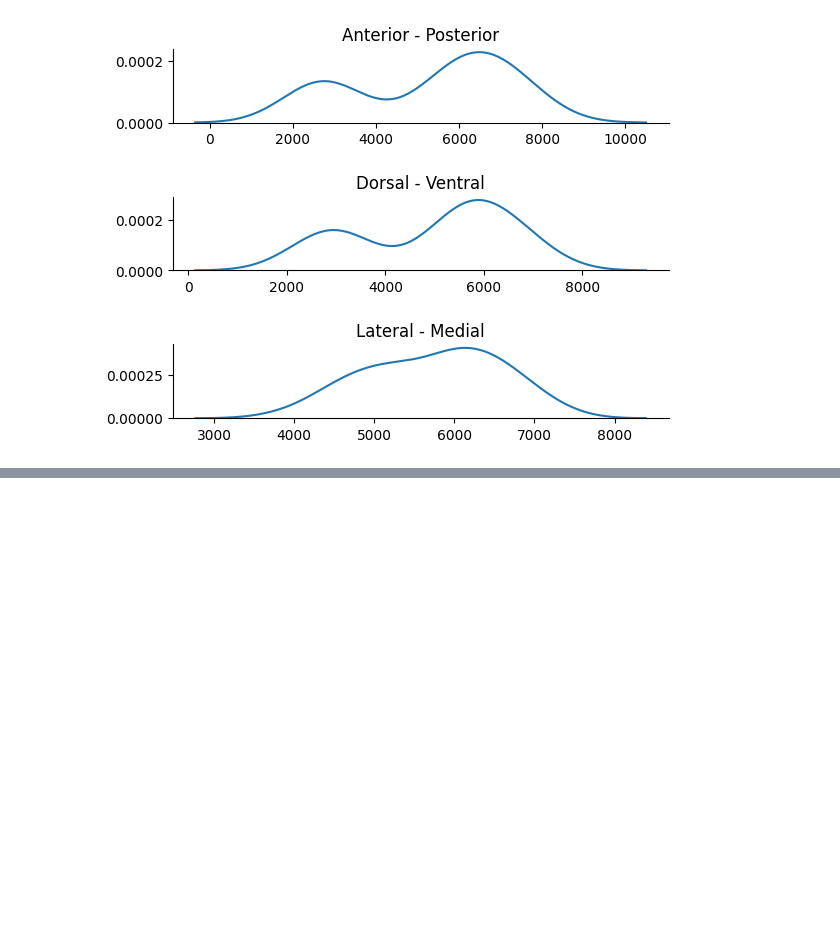
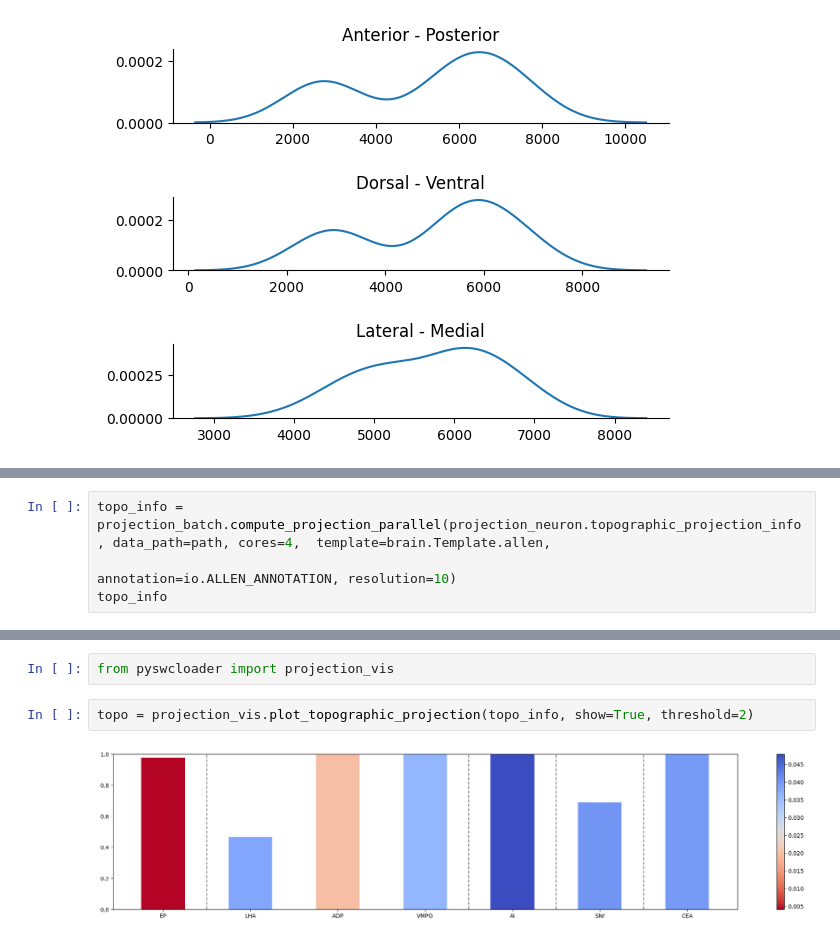
Before and after one commit to txgxxx/pyswcloader, a Jupyter notebook: test.ipynb, the cells around one changed output, grey strips where cells are left out. Cells and saved outputs as stored; diff of their text form; blank space fills up the shorter version.

```diff
--- a/test.ipynb
+++ b/test.ipynb
@@ -46,0 +114,4 @@ pyswcloader.swc.plot_soma_distribution(path)
+# %%
+topo_info = projection_batch.compute_projection_parallel(projection_neuron.topographic_projection_info, data_path=path, cores=4,  template=brain.Template.allen,
+                                                              annotation=io.ALLEN_ANNOTATION, resolution=10)
+topo_info
@@ -46,0 +141,6 @@ pyswcloader.swc.plot_soma_distribution(path)
+# %%
+from pyswcloader import projection_vis
+# %%
+topo = projection_vis.plot_topographic_projection(topo_info, show=True, threshold=2)
+# %% [output]
+[figure, added]
```
Also changed, not shown: parts of 10 cells of this notebook, 5 other files.
